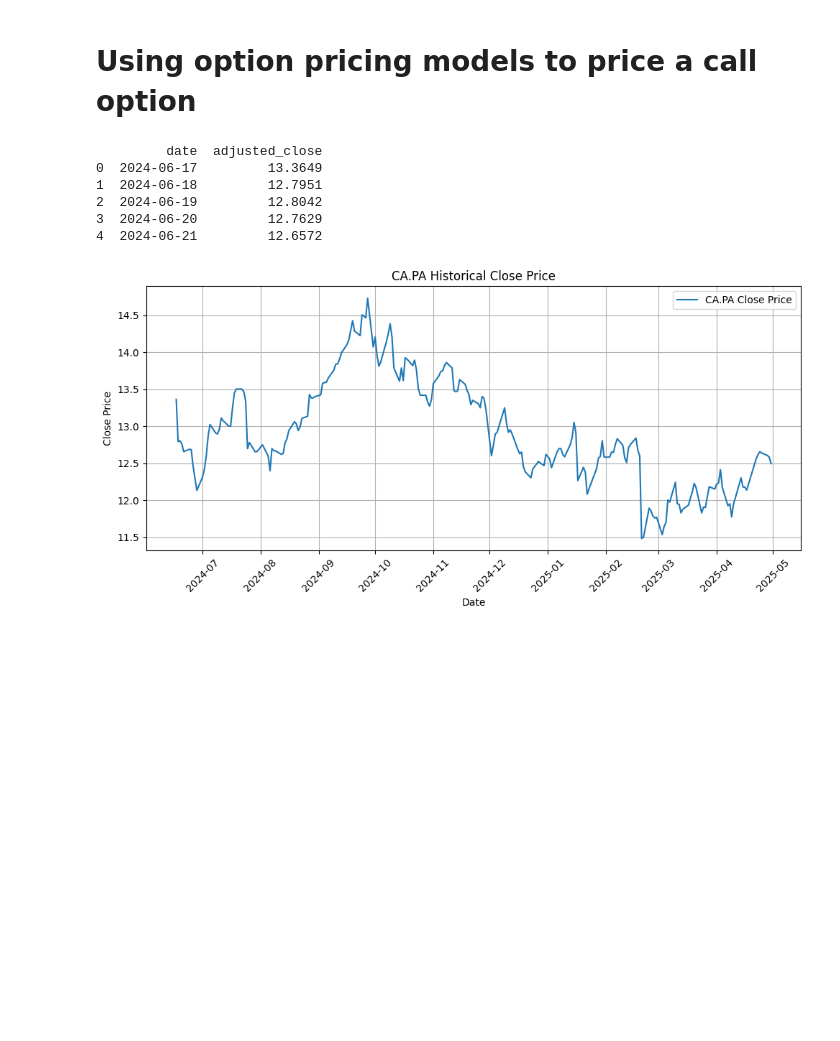
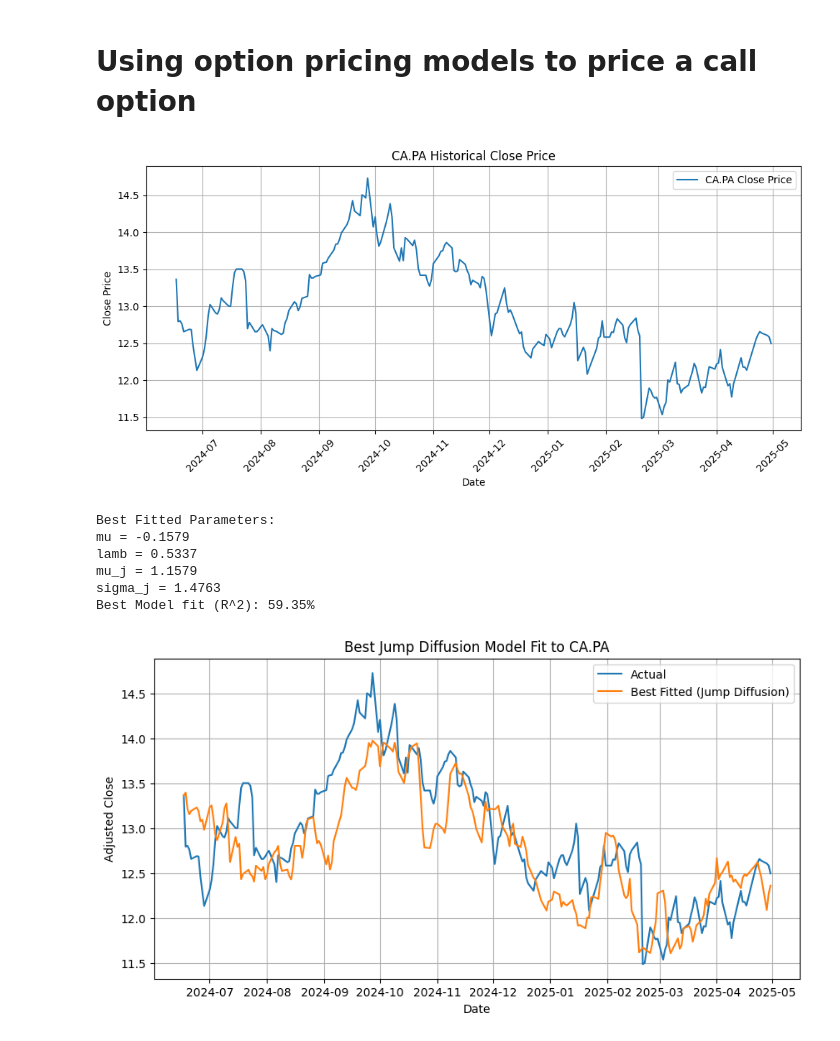
Before and after one commit to raviteja1608/Quant_research, a Jupyter notebook: Option_analysis.ipynb, the cells around one changed output. Saved outputs shown, nothing was run; the diff lists cells and outputs as text; code cells hidden in the pictures; blank space fills up the shorter version.

Commit message:
Latest version with optimization for parameters fittings

```diff
--- a/Option_analysis.ipynb
+++ b/Option_analysis.ipynb
@@ -22,6 +26,13 @@ import numpy as np
 Function = EODHD_Functions()
 start_date = "2024-06-15"
 end_date = "2025-05-01"
+
+# Convert strings to datetime objects
+start_dt = datetime.strptime(start_date, "%Y-%m-%d")
+end_dt = datetime.strptime(end_date, "%Y-%m-%d")
+
+# Calculate the difference in days
+num_days = (end_dt - start_dt).days
 
 CA = Function.Fetch_historical_price("CA.PA", start_date, end_date, "d")
 
@@ -43,21 +54,63 @@ plt.xticks(rotation=45)
 plt.tight_layout()
 plt.show()
 # %% [output]
-         date  adjusted_close
-0  2024-06-17         13.3649
-1  2024-06-18         12.7951
-2  2024-06-19         12.8042
-3  2024-06-20         12.7629
-4  2024-06-21         12.6572
 [figure]
 # %%
-Fit_model = simulate_jump_diffusion(S0, mu, sigma, lamb, mu_j, sigma_j, T, N)
+# Grid search for best parameters
+mu_range = np.linspace(-1, 1, 30)
+lamb_range = np.linspace(0.01, 12.0, 30)
+mu_j_range = np.linspace(-0.1, 1.0, 30)
+sigma_j_range = np.linspace(0.01, 0.1, 30)
 
-S0 = s['adjusted_close'].iloc[-1]  # initial stock price as a float
-mu = 0.05      # expected return
-sigma = Calculate_volatility(CA,days)   # volatility
-lamb = 0.75   # average number of jumps per year
-mu_j = -0.2   # mean of jump size (in log)
-sigma_j = 0.1 # std dev of jump size (in log)
-T = (end_date-start_date)/252         # time horizon (years)
-N = (end_date-start_date)       # number of steps (daily)
+S0 = CA['adjusted_close'].iloc[0]
+actual_prices = CA['adjusted_close'].values
+N = len(actual_prices)
+T = num_days / 252
+sigma = Calculate_volatility(CA, 30)
+
+best_r2 = -np.inf
+best_params = None
+best_fit = None
+
+for mu, lamb, mu_j, sigma_j in itertools.product(mu_range, lamb_range, mu_j_range, sigma_j_range):
+    t, simulated = simulate_jump_diffusion(S0, mu, sigma, lamb, mu_j, sigma_j, T, N)
+    simulated = np.asarray(simulated).flatten()
+    if simulated.shape[0] != actual_prices.shape[0]:
+        simulated = np.interp(
+            np.arange(len(actual_prices)),
+            np.linspace(0, len(actual_prices)-1, len(simulated)),
+            simulated
+        )
+    simulated[0] = actual_prices[0]
+    ss_res = np.sum((actual_prices - simulated)**2)
+    ss_tot = np.sum((actual_prices - np.mean(actual_prices))**2)
+    r2 = 1 - ss_res/ss_tot
+    if r2 > best_r2:
+        best_r2 = r2
+        best_params = (mu, lamb, mu_j, sigma_j)
+        best_fit = simulated
+
+fit_percent = best_r2 * 100
+mu_fit, lamb_fit, mu_j_fit, sigma_j_fit = best_params
+
+print(f"Best Fitted Parameters:\nmu = {mu_fit:.4f}\nlamb = {lamb_fit:.4f}\nmu_j = {mu_j_fit:.4f}\nsigma_j = {sigma_j_fit:.4f}")
+print(f"Best Model fit (R^2): {fit_percent:.2f}%")
+
+# Plot actual vs best fitted
+plt.figure(figsize=(10,5))
+plt.plot(CA['date'], actual_prices, label='Actual')
+plt.plot(CA['date'], best_fit, label='Best Fitted (Jump Diffusion)')
+plt.xlabel('Date')
+plt.ylabel('Adjusted Close')
+plt.title('Best Jump Diffusion Model Fit to CA.PA')
+plt.legend()
+plt.grid(True)
+plt.show()
+# %% [output]
+Best Fitted Parameters:
+mu = -0.1579
+lamb = 0.5337
+mu_j = 1.1579
+sigma_j = 1.4763
+Best Model fit (R^2): 59.35%
+[figure, added]
```
Also changed, not shown: parts of 4 cells of this notebook, 1 other file.
